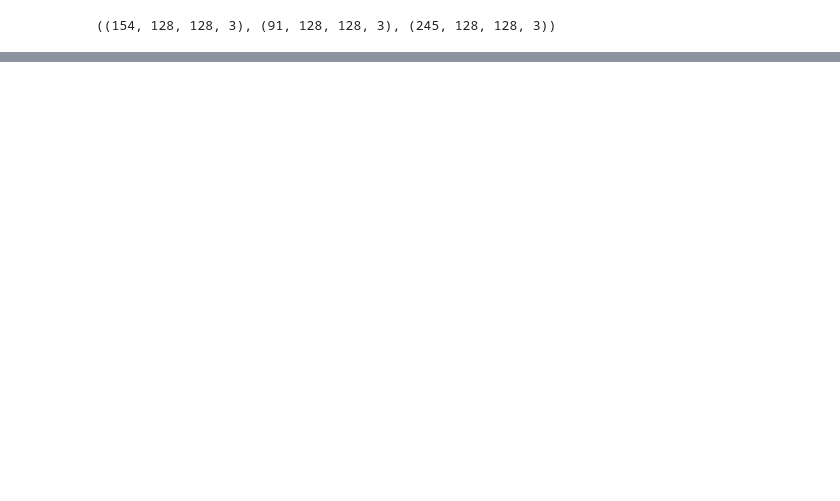
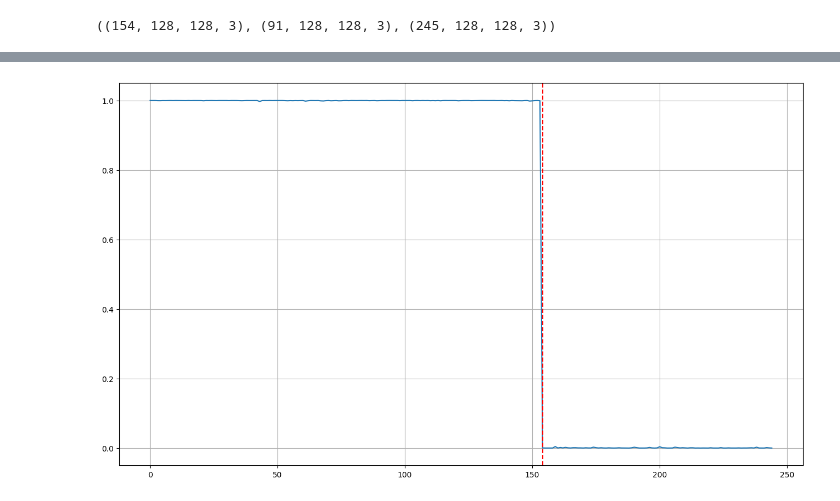
Before and after one commit to AkifPinarci/BrainTumor, a Jupyter notebook: main.ipynb, the cells around one changed output, grey strips where cells are left out. Saved outputs shown, nothing was run; the diff lists cells and outputs as text; code cells hidden in the pictures; blank space fills up the shorter version.

```diff
--- a/main.ipynb
+++ b/main.ipynb
@@ -145,0 +255,15 @@ mri.image_show(18)
+# %%
+for i in range(1, EPOCHS):
+    losses = []
+    for D in dataloader:
+        optimizer.zero_grad()
+        img = D['image'].to(device)
+        label = D['label'].to(device)
+        y_pred = model0(img).squeeze()
+        loss_fn = nn.BCELoss()
+        loss = torch.sum(loss_fn(y_pred, label))
+        loss.backward()
+        optimizer.step()
+        losses.append(loss.item())
+    if (i+1) % 10 == 0:
+        print('Train Epoch: {}\tLoss: {:.6f}'.format(i+1, np.mean(losses)))
@@ -145,0 +338,7 @@ mri.image_show(18)
+# %%
+plt.figure(figsize=(16,9))
+plt.plot(y_pure_pred)
+plt.axvline(x=len(tumor), color='r', linestyle='--')
+plt.grid()
+# %% [output]
+[figure, added]
```
Also changed, not shown: parts of 22 cells of this notebook.
